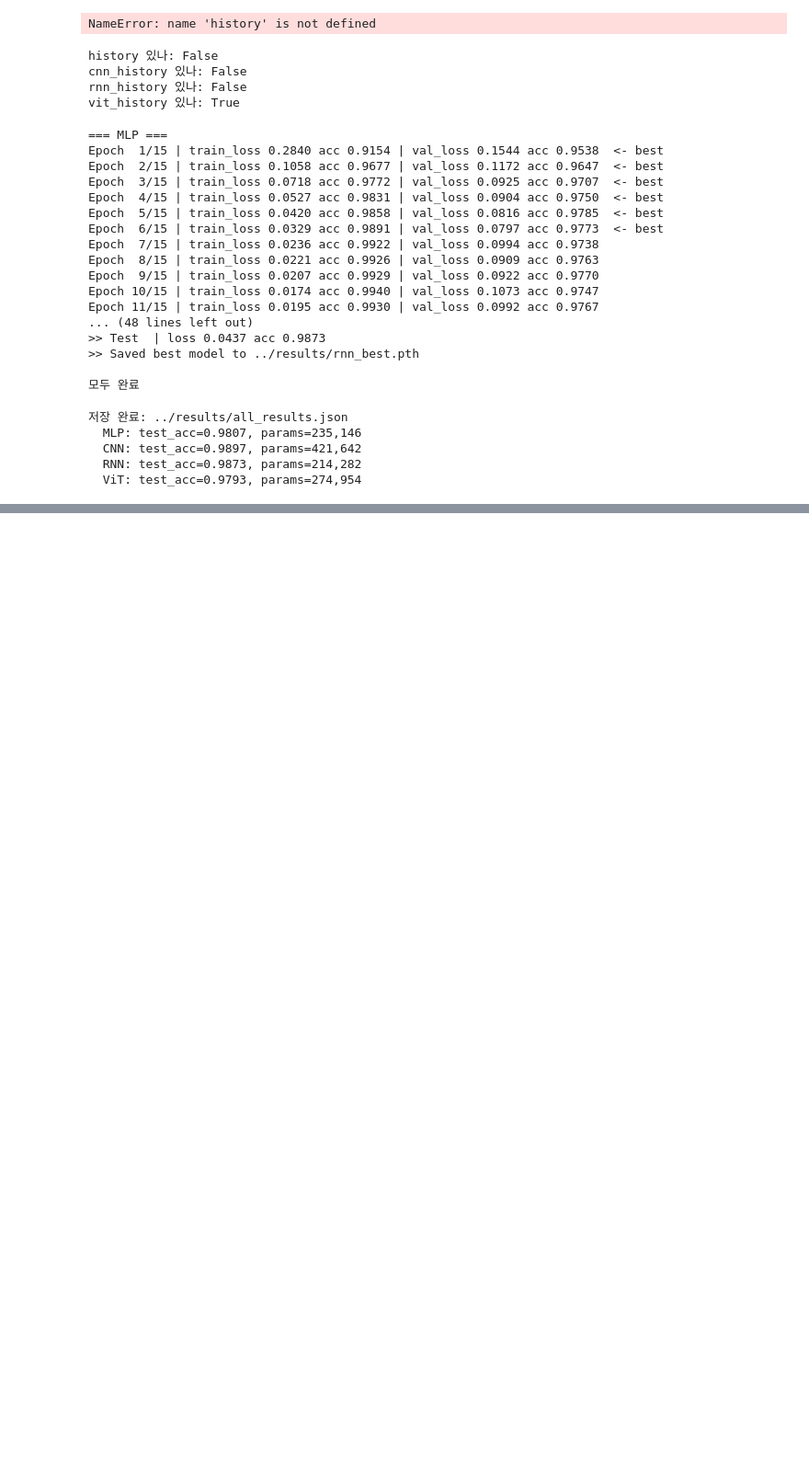
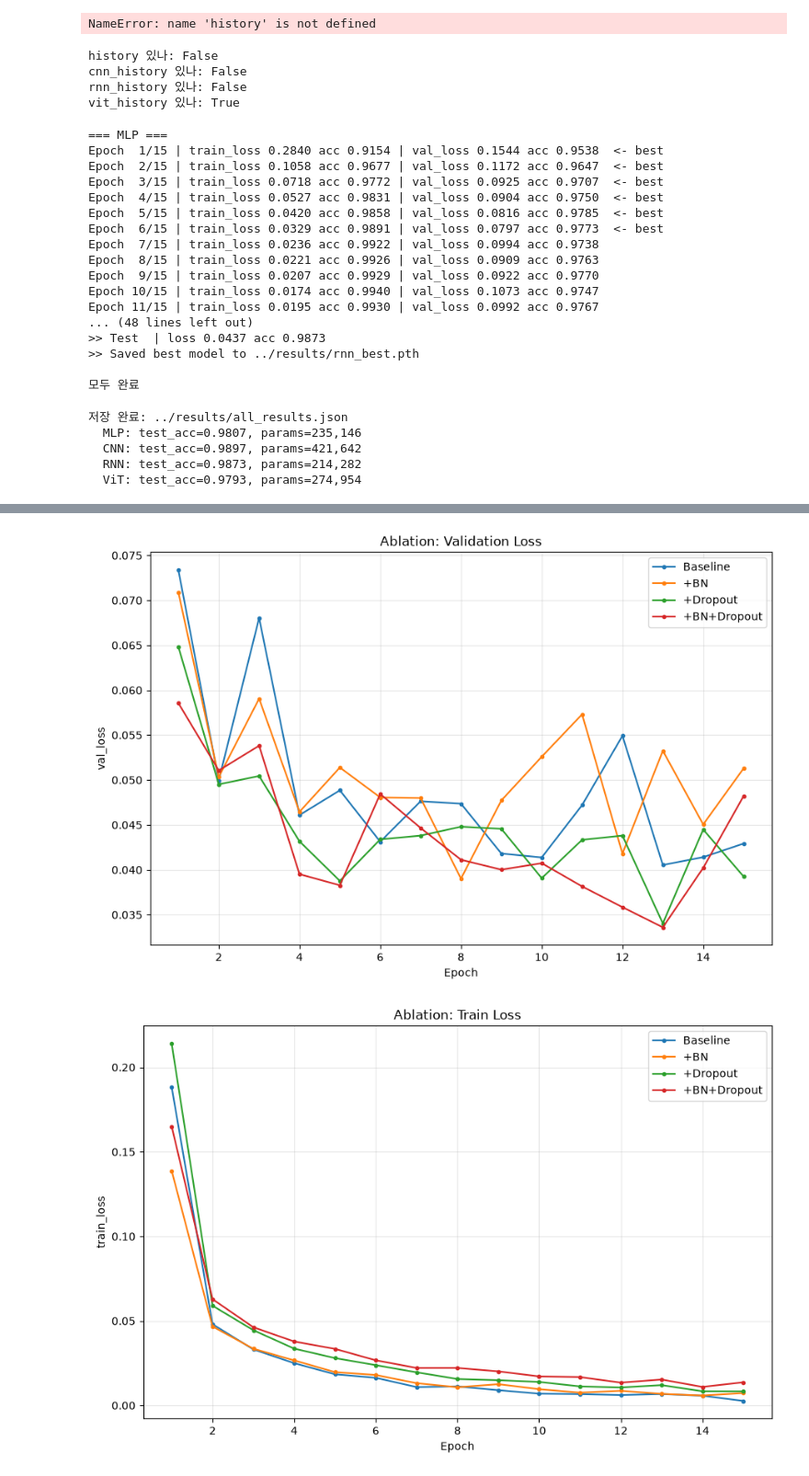
Before and after one commit to hyunwoonoh99/hw_mnist_project, a Jupyter notebook: notebooks/experiments.ipynb, the cells around one changed output, grey strips where cells are left out. Shown at 92% size. Drawn from its saved outputs; the diff is of its cells as text; code cells hidden in the pictures; blank space fills up the shorter version.

Commit message:
Complete CNN ablation study (BN/Dropout/Augmentation) on full and reduced data

```diff
--- a/notebooks/experiments.ipynb
+++ b/notebooks/experiments.ipynb
@@ -394,0 +483,21 @@ with open("../results/all_results.json") as f:
+# %%
+# ablation history들을 모아서 비교
+ablation_hist = {name: r["history"] for name, r in ablation_results.items()}
+
+# 1) val_loss — overfitting 완화가 여기 보임 (핵심)
+plot_model_comparison_curves(ablation_hist, metric="val_loss",
+    title="Ablation: Validation Loss",
+    save_path="../results/ablation_val_loss.png")
+
+# 2) train_loss — Dropout이 train을 덜 외우게 하는지
+plot_model_comparison_curves(ablation_hist, metric="train_loss",
+    title="Ablation: Train Loss",
+    save_path="../results/ablation_train_loss.png")
+
+# 3) val_acc
+plot_model_comparison_curves(ablation_hist, metric="val_acc",
+    title="Ablation: Validation Accuracy",
+    save_path="../results/ablation_val_acc.png")
+# %% [output]
+[figure, added]
+[figure, added]
```
Also changed, not shown: parts of 4 cells of this notebook, 3 other files.
